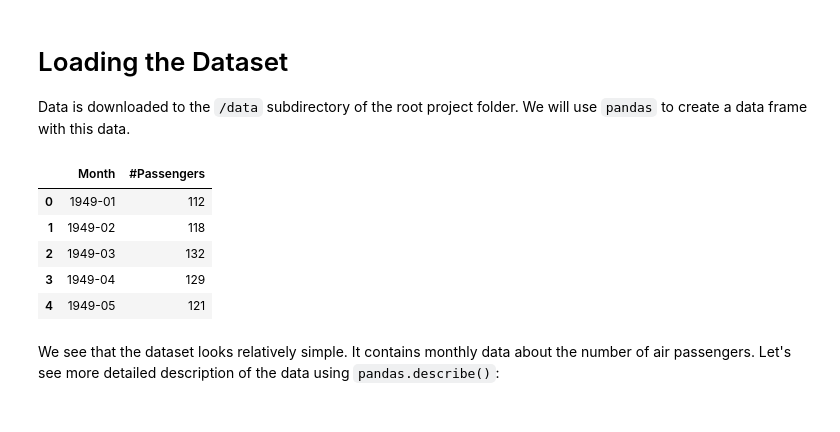
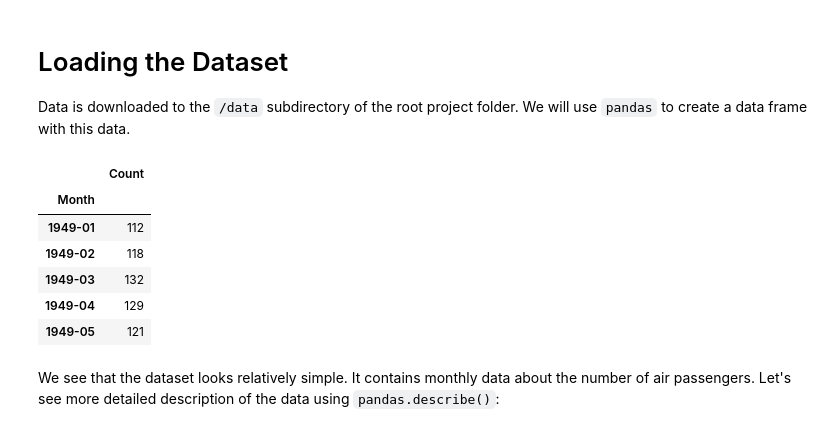
Before and after one commit to Staneesh/Repro2023, a Jupyter notebook: main.ipynb, the cells around one changed output. Drawn from its saved outputs; the diff is of its cells as text; code cells hidden in the pictures.

```diff
--- a/main.ipynb
+++ b/main.ipynb
@@ -8,15 +8,17 @@ import matplotlib as plt
 
 Data is downloaded to the `/data` subdirectory of the root project folder. We will use `pandas` to create a data frame with this data.
 # %%
-data = pd.read_csv('data/AirPassengers.xls')
+data = pd.read_csv('data/AirPassengers.xls', index_col=0)
+data.columns = [ 'Count' ] # Renaming `#Passengers` -> `Count` for convenience
 data.head()
 # %% [output]
-|  | Month | #Passengers |
-| 0 | 1949-01 | 112 |
-| 1 | 1949-02 | 118 |
-| 2 | 1949-03 | 132 |
-| 3 | 1949-04 | 129 |
-| 4 | 1949-05 | 121 |
+|  | Count |
+| Month |  |
+| 1949-01 | 112 |
+| 1949-02 | 118 |
+| 1949-03 | 132 |
+| 1949-04 | 129 |
+| 1949-05 | 121 |
 # %% [markdown]
 We see that the dataset looks relatively simple. It contains monthly data about the number of air passengers. Let's see more detailed description of the data using `pandas.describe()`:
 # %%
```
Also changed, not shown: parts of 4 cells of this notebook.
